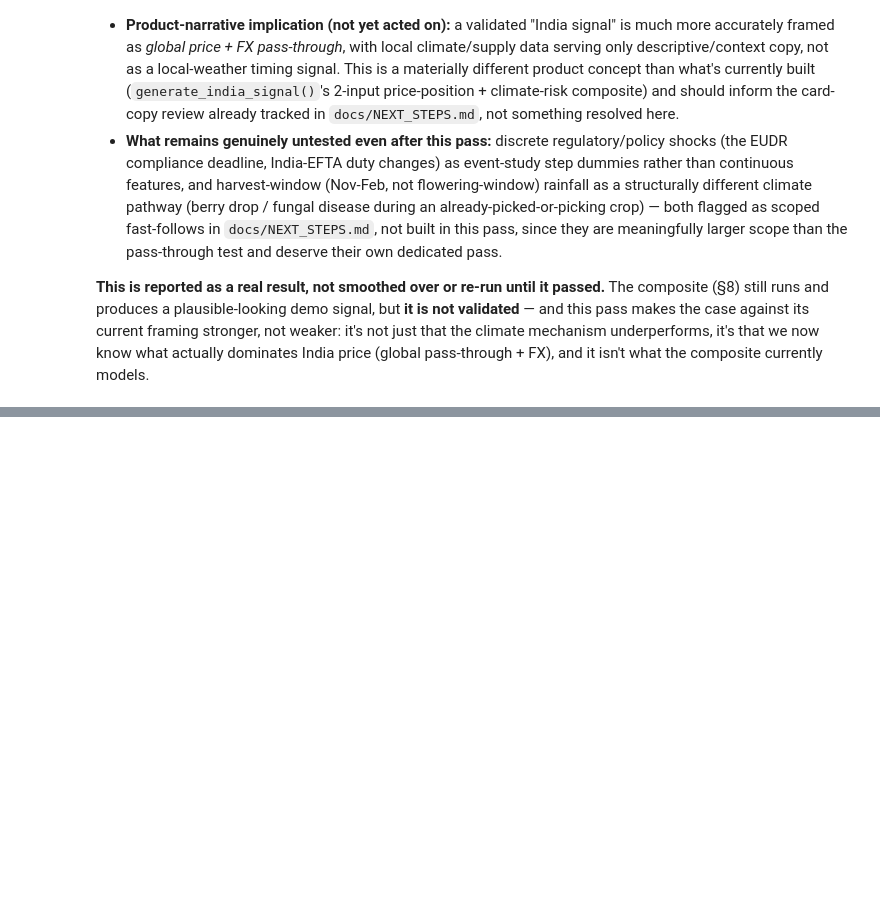
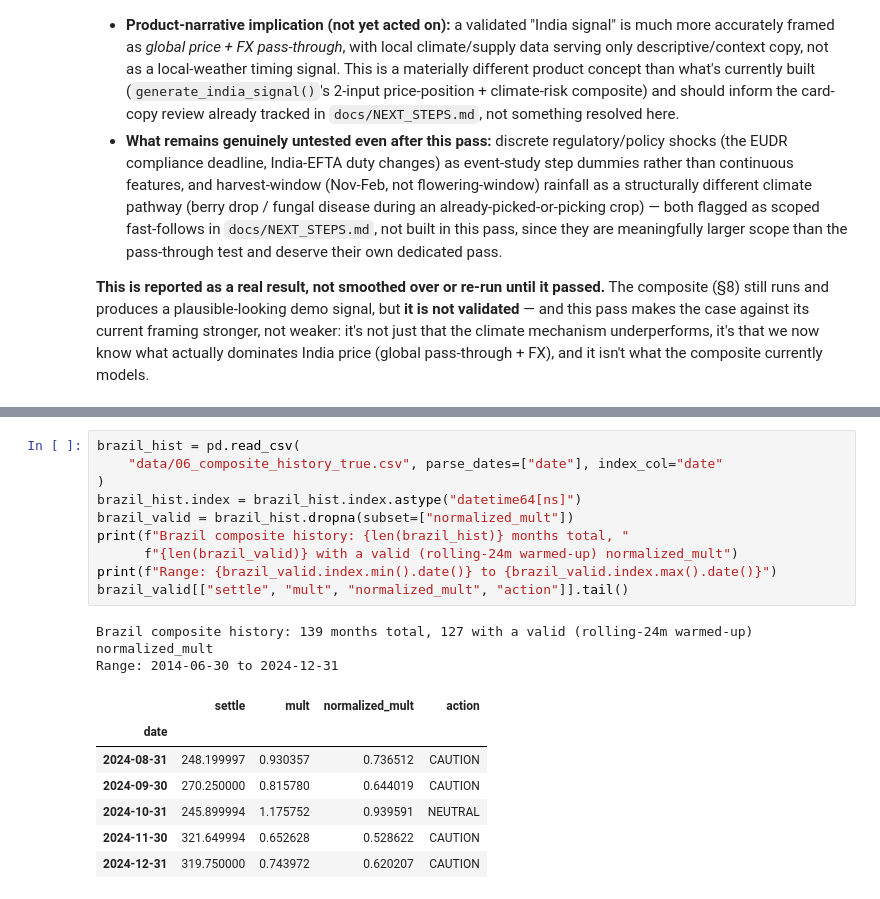
Before and after one commit to abhirajp97/greensignal, a Jupyter notebook: notebooks/coffee_backtests/09_india_origin_signal.ipynb, the cells around one changed output, grey strips where cells are left out. Drawn from its saved outputs; the diff is of its cells as text; blank space fills up the shorter version.

```diff
--- a/notebooks/coffee_backtests/09_india_origin_signal.ipynb
+++ b/notebooks/coffee_backtests/09_india_origin_signal.ipynb
@@ -910,0 +933,20 @@ Arabica gate: r=-0.038 n=12 -> FAIL
+# %%
+brazil_hist = pd.read_csv(
+    "data/06_composite_history_true.csv", parse_dates=["date"], index_col="date"
+)
+brazil_hist.index = brazil_hist.index.astype("datetime64[ns]")
+brazil_valid = brazil_hist.dropna(subset=["normalized_mult"])
+print(f"Brazil composite history: {len(brazil_hist)} months total, "
+      f"{len(brazil_valid)} with a valid (rolling-24m warmed-up) normalized_mult")
+print(f"Range: {brazil_valid.index.min().date()} to {brazil_valid.index.max().date()}")
+brazil_valid[["settle", "mult", "normalized_mult", "action"]].tail()
+# %% [output]
+Brazil composite history: 139 months total, 127 with a valid (rolling-24m warmed-up) normalized_mult
+Range: 2014-06-30 to 2024-12-31
+|  | settle | mult | normalized_mult | action |
+| date |  |  |  |  |
+| 2024-08-31 | 248.199997 | 0.930357 | 0.736512 | CAUTION |
+| 2024-09-30 | 270.250000 | 0.815780 | 0.644019 | CAUTION |
+| 2024-10-31 | 245.899994 | 1.175752 | 0.939591 | NEUTRAL |
+| 2024-11-30 | 321.649994 | 0.652628 | 0.528622 | CAUTION |
+| 2024-12-31 | 319.750000 | 0.743972 | 0.620207 | CAUTION |
```
Also changed, not shown: parts of 18 cells of this notebook, 8 other files.
